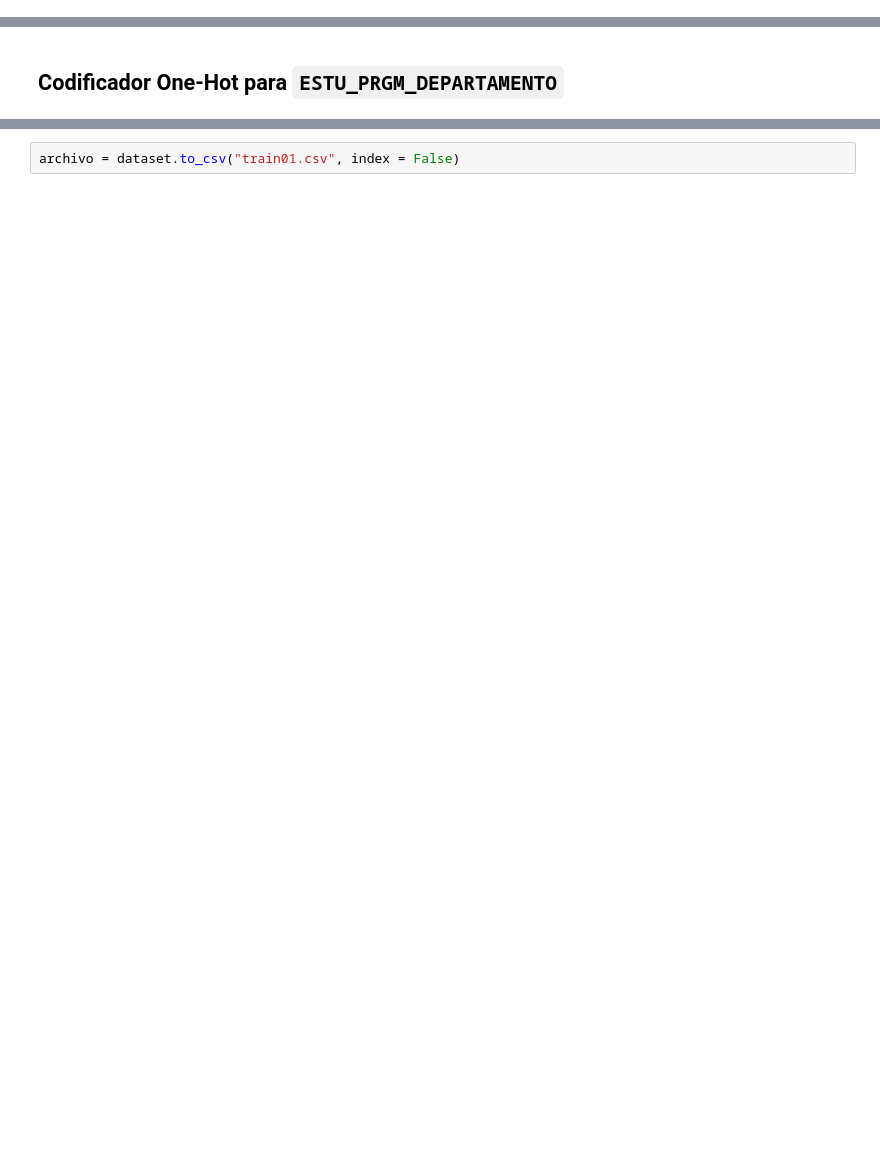
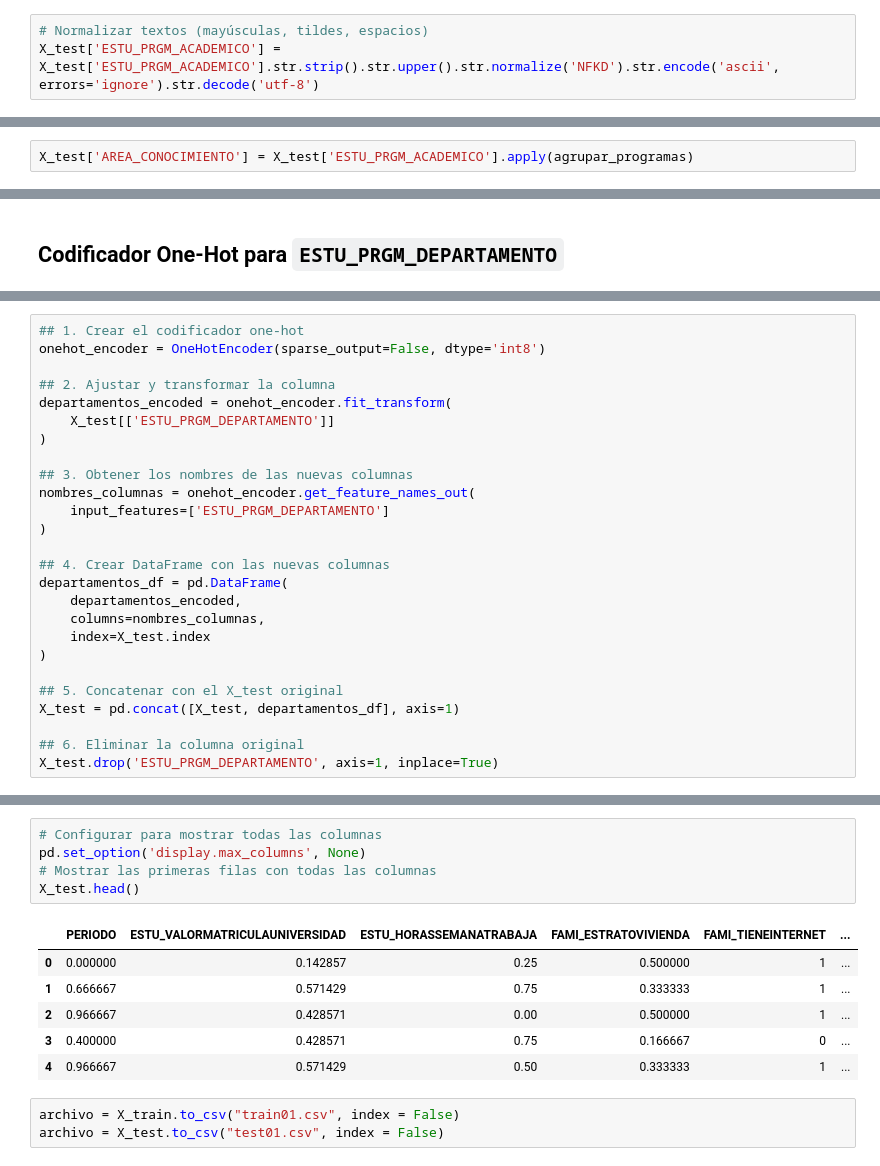
Before and after one commit to LuisDavid999/UDEA-ai4eng-20251-Pruebas-Saber-Pro-Colombia, a Jupyter notebook: 02 - preprocesado.ipynb, the cells around one changed output, grey strips where cells are left out. Drawn from its saved outputs; the diff is of its cells as text; blank space fills up the shorter version.

```diff
--- a/02 - preprocesado.ipynb
+++ b/02 - preprocesado.ipynb
@@ -369,3 +573,6 @@ dataset['ESTU_PRGM_ACADEMICO'] = dataset['ESTU_PRGM_ACADEMICO'].str.strip().str.
+# %%
+# Normalizar textos (mayúsculas, tildes, espacios)
+X_test['ESTU_PRGM_ACADEMICO'] = X_test['ESTU_PRGM_ACADEMICO'].str.strip().str.upper().str.normalize('NFKD').str.encode('ascii', errors='ignore').str.decode('utf-8')
 # %% [markdown]
 ## **Manejo de la Alta Cardinalidad**
 Se agruparon los programas en áreas de conocimiento para reducir el número de categorías.
@@ -400,3 +607,5 @@ dataset['AREA_CONOCIMIENTO'] = dataset['ESTU_PRGM_ACADEMICO'].apply(agrupar_prog
+# %%
+X_test['AREA_CONOCIMIENTO'] = X_test['ESTU_PRGM_ACADEMICO'].apply(agrupar_programas)
 # %% [markdown]
 ## **Codificador One-Hot para `AREA_CONOCIMIENTO`**
 # %%
@@ -460,3 +694,29 @@ dataset.drop('ESTU_PRGM_DEPARTAMENTO', axis=1, inplace=True)
+# %%
+## 1. Crear el codificador one-hot
+onehot_encoder = OneHotEncoder(sparse_output=False, dtype='int8')
+
+## 2. Ajustar y transformar la columna
+departamentos_encoded = onehot_encoder.fit_transform(
+    X_test[['ESTU_PRGM_DEPARTAMENTO']]
+)
+
+## 3. Obtener los nombres de las nuevas columnas
+nombres_columnas = onehot_encoder.get_feature_names_out(
+    input_features=['ESTU_PRGM_DEPARTAMENTO']
+)
+
+## 4. Crear DataFrame con las nuevas columnas
+departamentos_df = pd.DataFrame(
+    departamentos_encoded,
+    columns=nombres_columnas,
+    index=X_test.index
+)
+
+## 5. Concatenar con el X_test original
+X_test = pd.concat([X_test, departamentos_df], axis=1)
+
+## 6. Eliminar la columna original
+X_test.drop('ESTU_PRGM_DEPARTAMENTO', axis=1, inplace=True)
 # %%
 # Configurar para mostrar todas las columnas
 pd.set_option('display.max_columns', None)
@@ -470,7 +729,20 @@ dataset.head()
 | 2 | 0.666667 | 0.571429 | 1.00 | 0.500000 | 1 | ... |
 | 3 | 0.400000 | 0.714286 | 0.00 | 0.666667 | 1 | ... |
 | 4 | 0.966667 | 0.571429 | 0.75 | 0.500000 | 1 | ... |
+# %%
+# Configurar para mostrar todas las columnas
+pd.set_option('display.max_columns', None)
+# Mostrar las primeras filas con todas las columnas
+X_test.head()
+# %% [output]
+|  | PERIODO | ESTU_VALORMATRICULAUNIVERSIDAD | ESTU_HORASSEMANATRABAJA | FAMI_ESTRATOVIVIENDA | FAMI_TIENEINTERNET | ... |
+| 0 | 0.000000 | 0.142857 | 0.25 | 0.500000 | 1 | ... |
+| 1 | 0.666667 | 0.571429 | 0.75 | 0.333333 | 1 | ... |
+| 2 | 0.966667 | 0.428571 | 0.00 | 0.500000 | 1 | ... |
+| 3 | 0.400000 | 0.428571 | 0.75 | 0.166667 | 0 | ... |
+| 4 | 0.966667 | 0.571429 | 0.50 | 0.333333 | 1 | ... |
 # %%
-archivo = dataset.to_csv("train01.csv", index = False)
+archivo = X_train.to_csv("train01.csv", index = False)
+archivo = X_test.to_csv("test01.csv", index = False)
 # %%
 !head train01.csv
```
Also changed, not shown: parts of 31 cells of this notebook.
